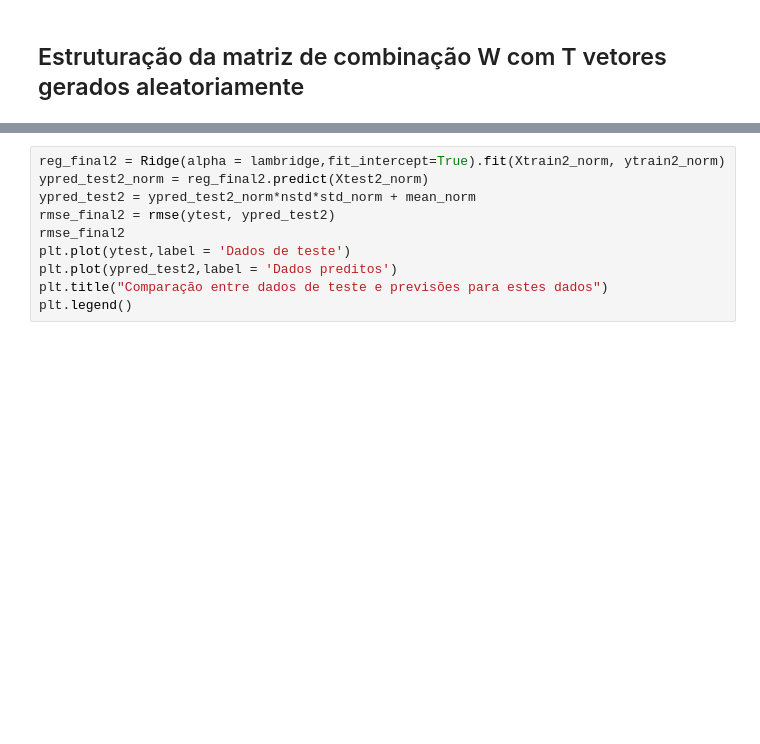
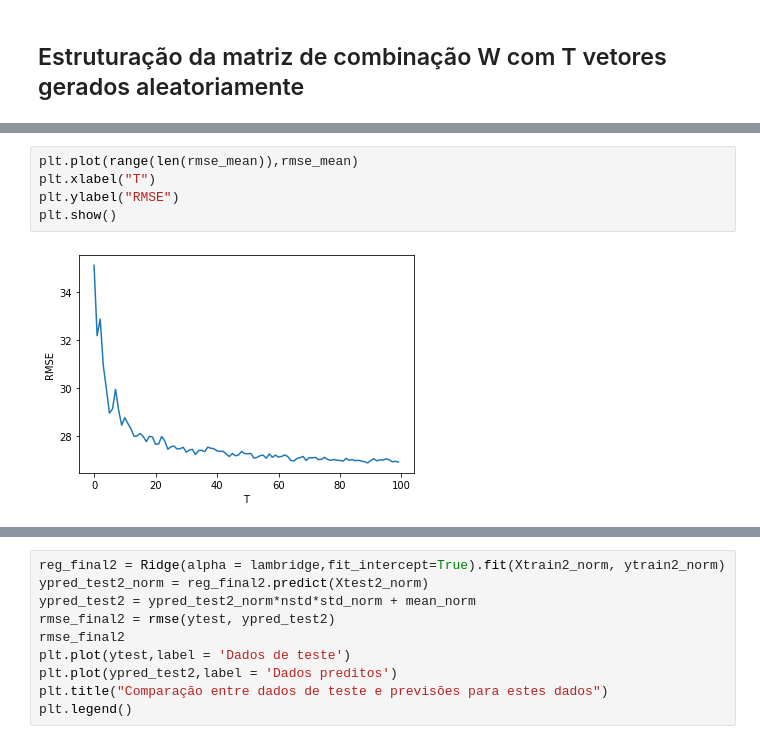
Before and after one commit to arlindots/maclea, a Jupyter notebook: efc1.ipynb, the cells around one changed output, grey strips where cells are left out. Drawn from its saved outputs; the diff is of its cells as text; blank space fills up the shorter version.

```diff
--- a/efc1.ipynb
+++ b/efc1.ipynb
@@ -238,3 +279,10 @@ plt.show()
+# %%
+plt.plot(range(len(rmse_mean)),rmse_mean)
+plt.xlabel("T")
+plt.ylabel("RMSE")
+plt.show()
+# %% [output]
+[figure, added]
 # %%
 # cálculo index_min
 amin = np.where(result == np.amin(result))
```
Also changed, not shown: parts of 9 cells of this notebook.
